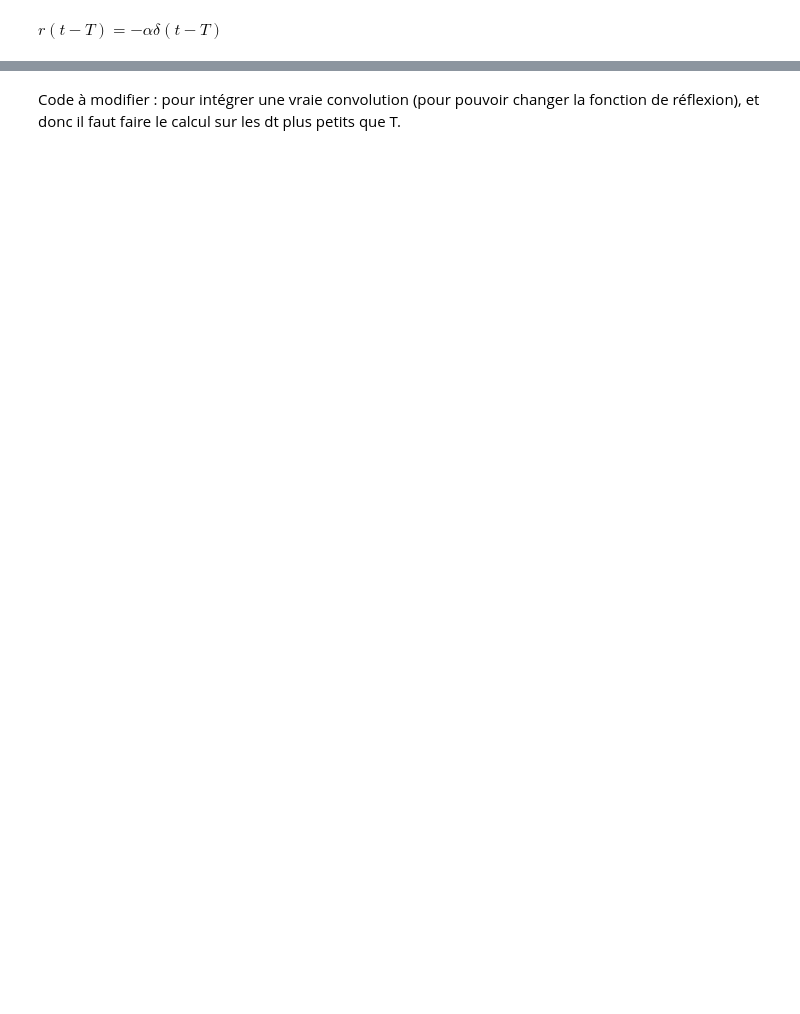
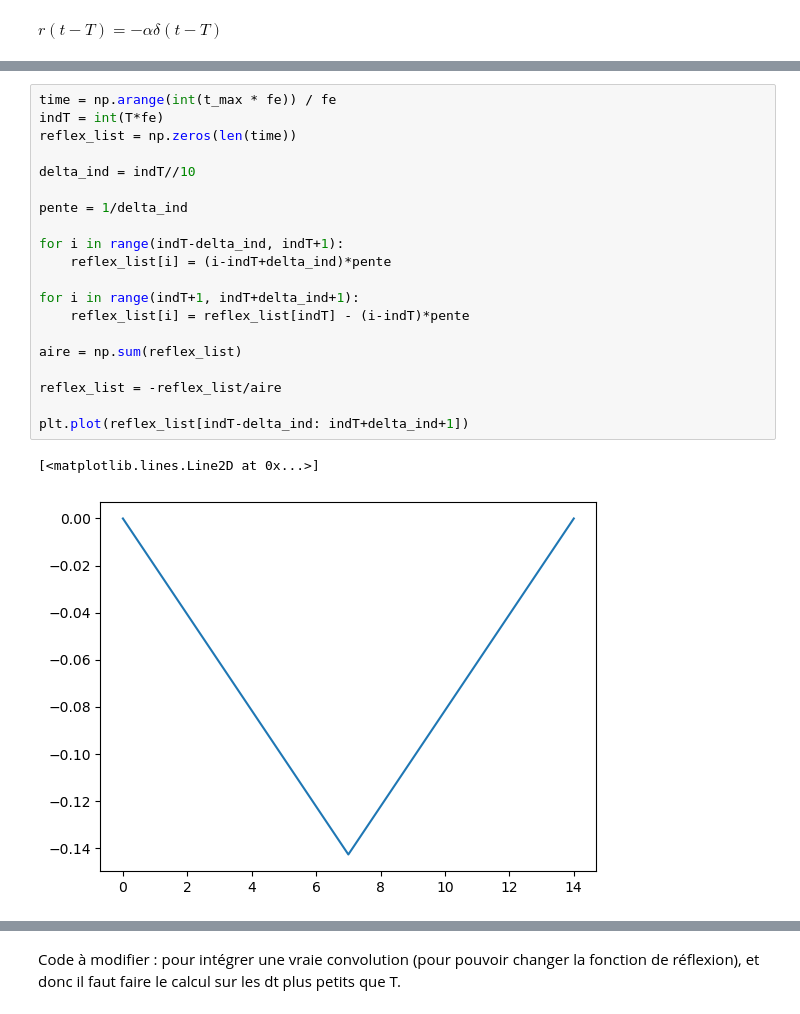
Before and after one commit to ClementineBerger/Auto-oscillations, a Jupyter notebook: modelisation_physique/mcIntyre.ipynb, the cells around one changed output, grey strips where cells are left out. Cells and saved outputs as stored; diff of their text form; blank space fills up the shorter version.

```diff
--- a/modelisation_physique/mcIntyre.ipynb
+++ b/modelisation_physique/mcIntyre.ipynb
@@ -139,0 +111,23 @@ plt.plot(sim_time,p)
+# %%
+time = np.arange(int(t_max * fe)) / fe
+indT = int(T*fe)
+reflex_list = np.zeros(len(time))
+
+delta_ind = indT//10
+
+pente = 1/delta_ind
+
+for i in range(indT-delta_ind, indT+1):
+    reflex_list[i] = (i-indT+delta_ind)*pente
+
+for i in range(indT+1, indT+delta_ind+1):
+    reflex_list[i] = reflex_list[indT] - (i-indT)*pente
+
+aire = np.sum(reflex_list)
+
+reflex_list = -reflex_list/aire
+
+plt.plot(reflex_list[indT-delta_ind: indT+delta_ind+1])
+# %% [output]
+[<matplotlib.lines.Line2D at 0x...>]
+[figure, added]
```
Also changed, not shown: parts of 9 cells of this notebook.
